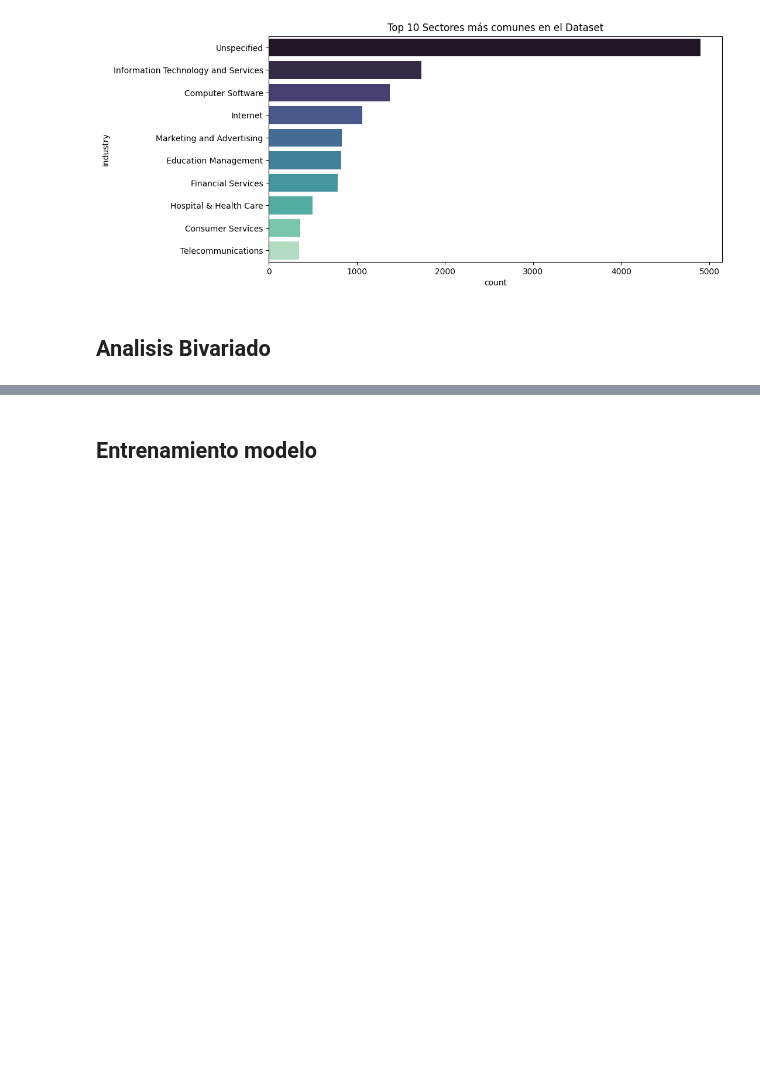
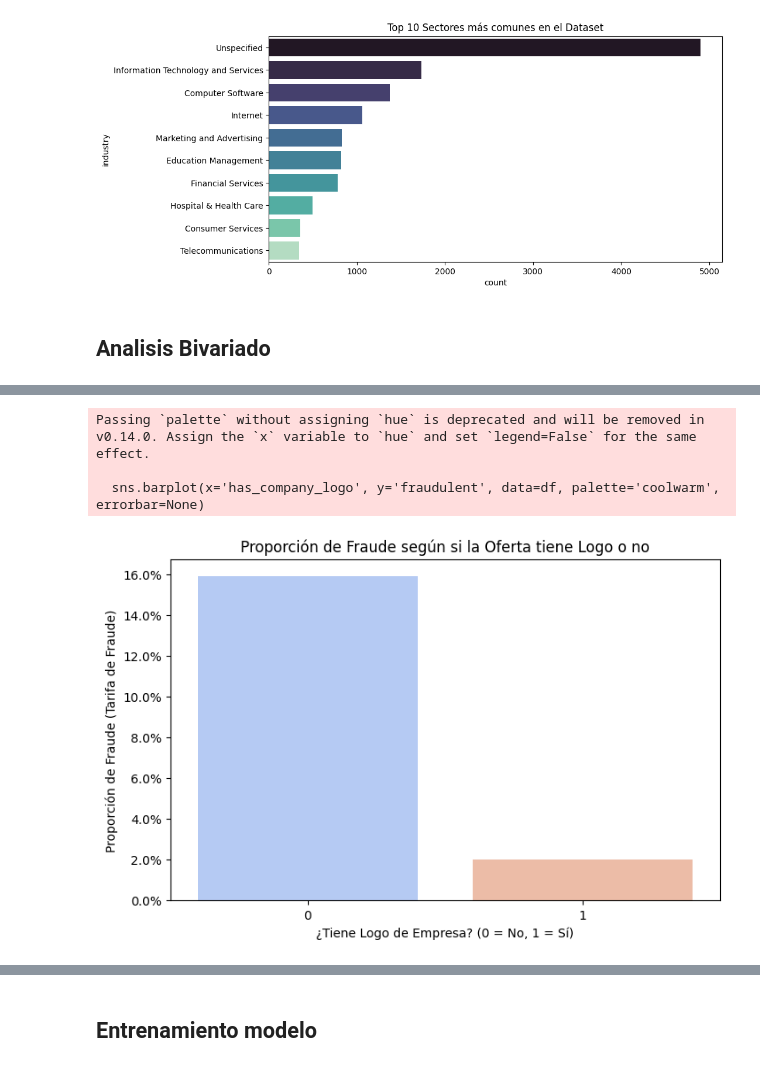
Before and after one commit to Bootcamp-DA-P2/proyecto8-problemaclasificacion-grupo5, a Jupyter notebook: main.ipynb, the cells around one changed output, grey strips where cells are left out. Drawn from its saved outputs; the diff is of its cells as text; code cells hidden in the pictures; blank space fills up the shorter version.

```diff
--- a/main.ipynb
+++ b/main.ipynb
@@ -265,0 +296,17 @@ Passing `palette` without assigning `hue` is deprecated and will be removed in v
+# %%
+plt.figure(figsize=(8, 5))
+# Al calcular la media de una variable 0/1, obtenemos directamente la proporción de fraude (de 0 a 1)
+sns.barplot(x='has_company_logo', y='fraudulent', data=df, palette='coolwarm', errorbar=None)
+plt.title('Proporción de Fraude según si la Oferta tiene Logo o no')
+plt.ylabel('Proporción de Fraude (Tarifa de Fraude)')
+plt.xlabel('¿Tiene Logo de Empresa? (0 = No, 1 = Sí)')
+
+# Convertir el eje Y a porcentaje para que el profesor lo entienda mejor
+from matplotlib.ticker import PercentFormatter
+plt.gca().yaxis.set_major_formatter(PercentFormatter(1.0))
+plt.show()
+# %% [output]
+Passing `palette` without assigning `hue` is deprecated and will be removed in v0.14.0. Assign the `x` variable to `hue` and set `legend=False` for the same effect.
+
+  sns.barplot(x='has_company_logo', y='fraudulent', data=df, palette='coolwarm', errorbar=None)
+[figure, added]
```
Also changed, not shown: parts of 16 cells of this notebook, 1 other file.
